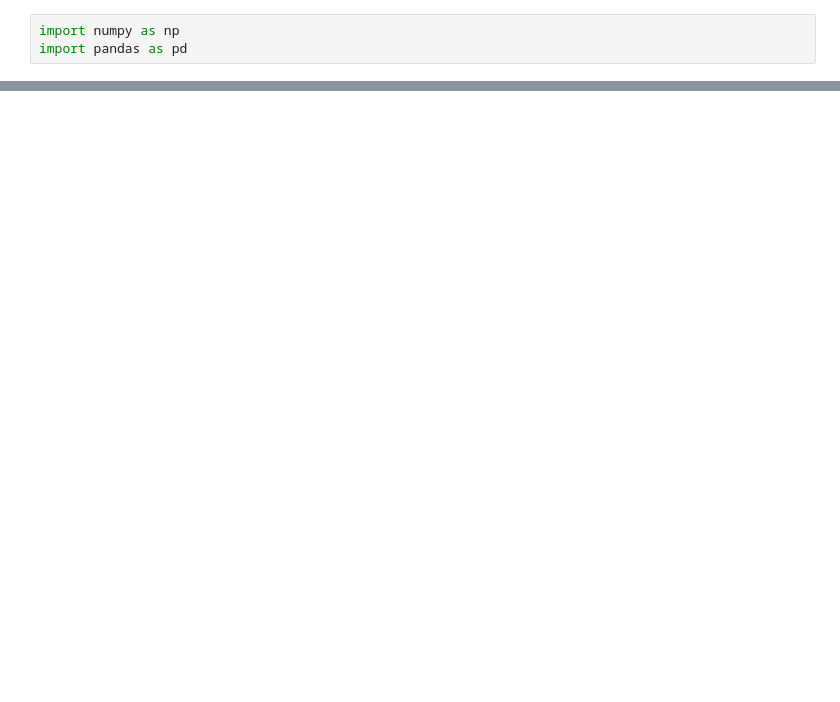
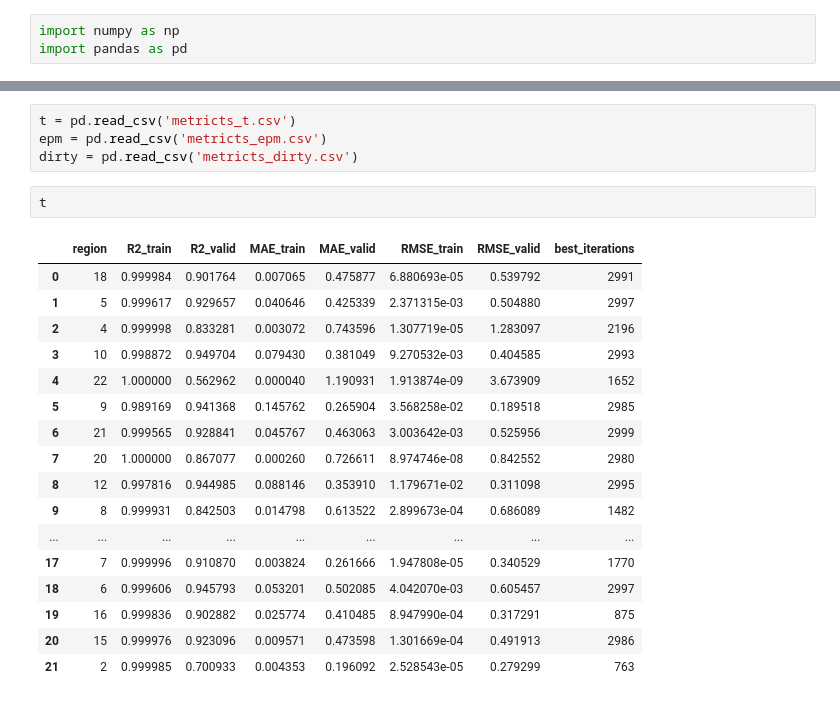
Before and after one commit to heritaco/Empilement-Tobit-CatBoost-et-interpolation-laplacienne-spatio-temporelle-pour-l-IBD-EQR, a Jupyter notebook: notebooks/06_cb_regression/elegir_datos.ipynb, the cells around one changed output, grey strips where cells are left out. Drawn from its saved outputs; the diff is of its cells as text; blank space fills up the shorter version.

```diff
--- a/notebooks/06_cb_regression/elegir_datos.ipynb
+++ b/notebooks/06_cb_regression/elegir_datos.ipynb
@@ -9,0 +36,24 @@ FileNotFoundError: [Errno 2] No such file or directory: 'metrisc1.csv'
+# %%
+t = pd.read_csv('metricts_t.csv')
+epm = pd.read_csv('metricts_epm.csv')
+dirty = pd.read_csv('metricts_dirty.csv')
+# %%
+t
+# %% [output]
+|  | region | R2_train | R2_valid | MAE_train | MAE_valid | RMSE_train | RMSE_valid | best_iterations |
+| 0 | 18 | 0.999984 | 0.901764 | 0.007065 | 0.475877 | 6.880693e-05 | 0.539792 | 2991 |
+| 1 | 5 | 0.999617 | 0.929657 | 0.040646 | 0.425339 | 2.371315e-03 | 0.504880 | 2997 |
+| 2 | 4 | 0.999998 | 0.833281 | 0.003072 | 0.743596 | 1.307719e-05 | 1.283097 | 2196 |
+| 3 | 10 | 0.998872 | 0.949704 | 0.079430 | 0.381049 | 9.270532e-03 | 0.404585 | 2993 |
+| 4 | 22 | 1.000000 | 0.562962 | 0.000040 | 1.190931 | 1.913874e-09 | 3.673909 | 1652 |
+| 5 | 9 | 0.989169 | 0.941368 | 0.145762 | 0.265904 | 3.568258e-02 | 0.189518 | 2985 |
+| 6 | 21 | 0.999565 | 0.928841 | 0.045767 | 0.463063 | 3.003642e-03 | 0.525956 | 2999 |
+| 7 | 20 | 1.000000 | 0.867077 | 0.000260 | 0.726611 | 8.974746e-08 | 0.842552 | 2980 |
+| 8 | 12 | 0.997816 | 0.944985 | 0.088146 | 0.353910 | 1.179671e-02 | 0.311098 | 2995 |
+| 9 | 8 | 0.999931 | 0.842503 | 0.014798 | 0.613522 | 2.899673e-04 | 0.686089 | 1482 |
+| ... | ... | ... | ... | ... | ... | ... | ... | ... |
+| 17 | 7 | 0.999996 | 0.910870 | 0.003824 | 0.261666 | 1.947808e-05 | 0.340529 | 1770 |
+| 18 | 6 | 0.999606 | 0.945793 | 0.053201 | 0.502085 | 4.042070e-03 | 0.605457 | 2997 |
+| 19 | 16 | 0.999836 | 0.902882 | 0.025774 | 0.410485 | 8.947990e-04 | 0.317291 | 875 |
+| 20 | 15 | 0.999976 | 0.923096 | 0.009571 | 0.473598 | 1.301669e-04 | 0.491913 | 2986 |
+| 21 | 2 | 0.999985 | 0.700933 | 0.004353 | 0.196092 | 2.528543e-05 | 0.279299 | 763 |
```
Also changed, not shown: parts of 10 cells of this notebook, 17 other files.
